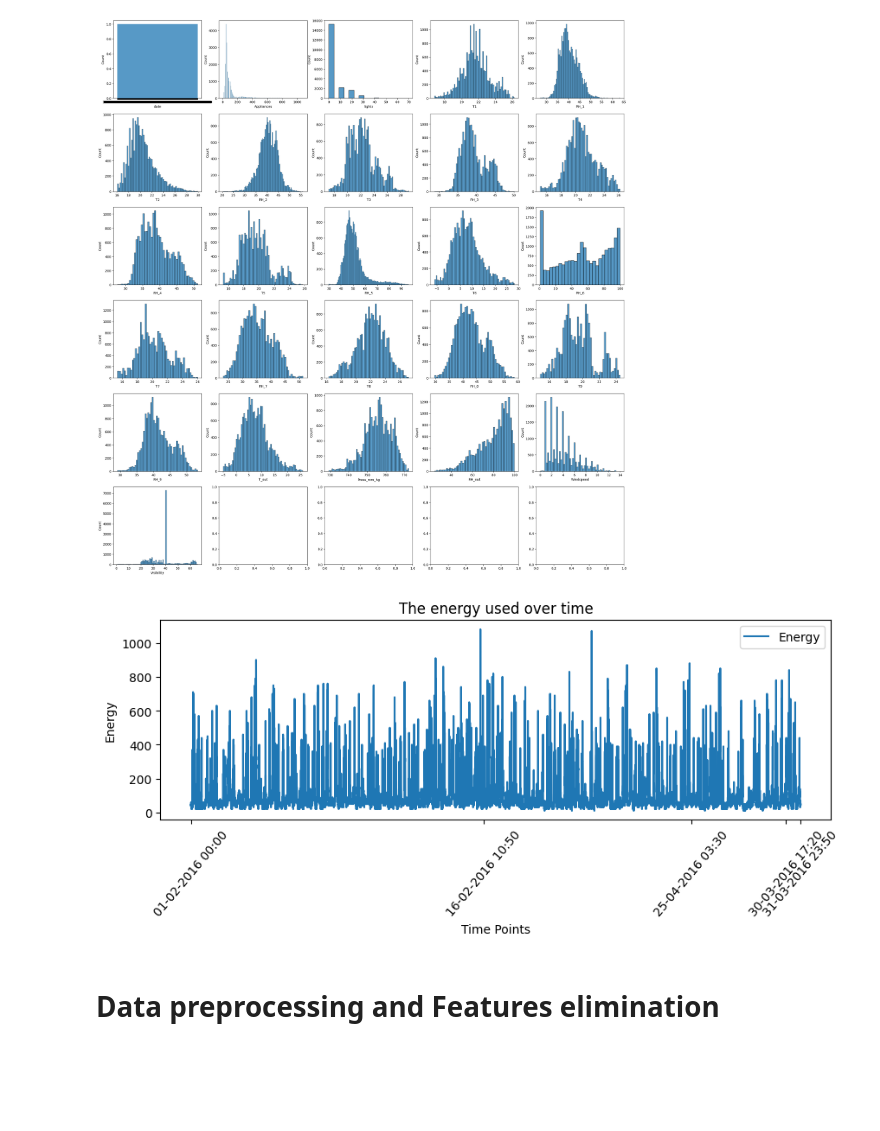
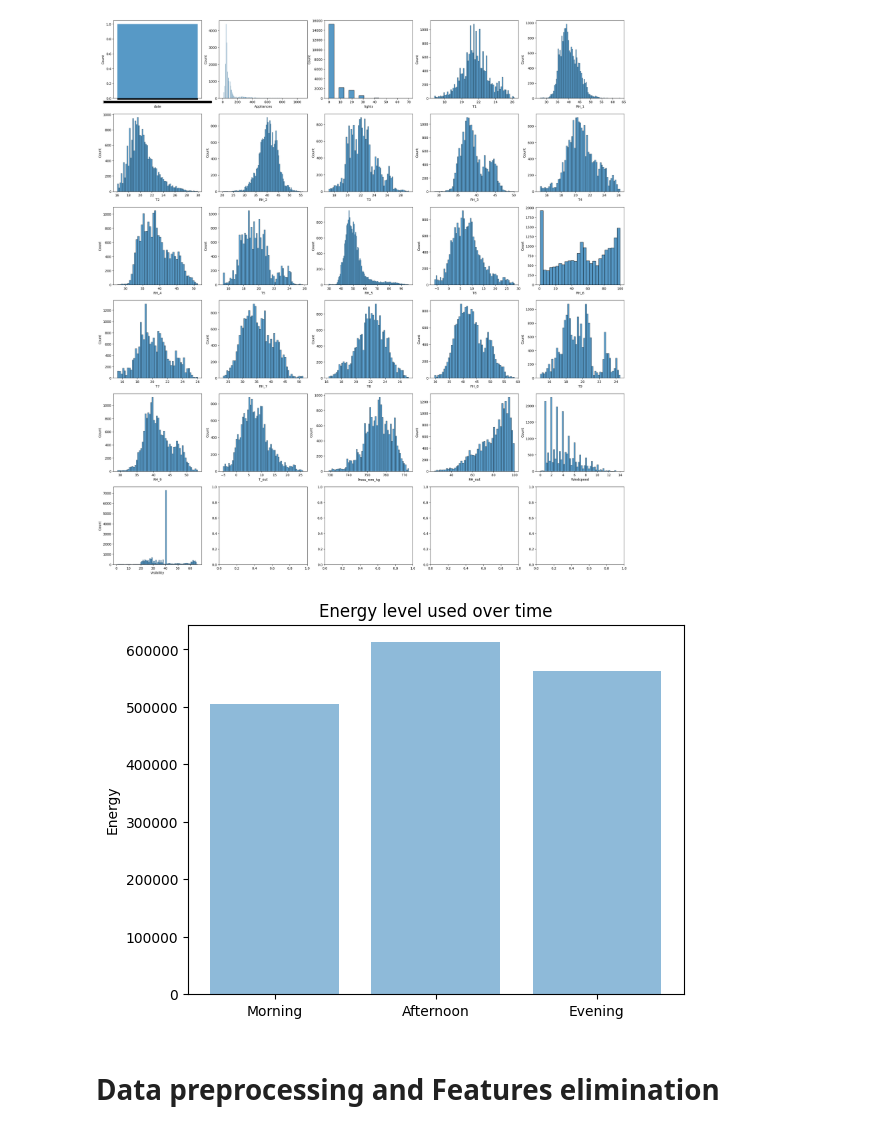
Before and after one commit to anh-nt24/Machine-learning-Final-Report-, a Jupyter notebook: House_appliances_energy_prediction.ipynb, the cells around one changed output. Drawn from its saved outputs; the diff is of its cells as text; code cells hidden in the pictures; blank space fills up the shorter version.

```diff
--- a/House_appliances_energy_prediction.ipynb
+++ b/House_appliances_energy_prediction.ipynb
@@ -168,26 +168,30 @@ for k in range(26):
     sns.histplot(ax=ax[ls[k][0], ls[k][1]], x=colName[k], data=df_visual)
 # %% [output]
 [figure]
-# %%
-# Plot energy used over time
-df_sorted = df.sort_values(by='date')
-plt.figure(figsize=(10, 3))
-
-time_points = df_sorted['date'].values
-energy = df_sorted['Appliances'].values
-
-plt.plot(time_points, energy, label='Energy')
-plt.xlabel('Time Points')
-plt.ylabel('Energy')
-plt.legend()
-plt.title('The energy used over time')
-selected_time_points = [time_points[0]]
-selected_time_points.extend(list(np.random.choice(time_points, size=3, replace=False)))
-selected_time_points.append(time_points[-1])
-plt.xticks(selected_time_points, rotation=50)
-plt.show()
-# %% [output]
-[figure, removed]
+# %%
+df['date'] = pd.to_datetime(df['date'], format='%d-%m-%Y %H:%M')
+
+morning_condition = (df['date'].dt.hour >= 6) & (df['date'].dt.hour < 12)
+afternoon_condition = (df['date'].dt.hour >= 12) & (df['date'].dt.hour < 18)
+evening_condition = (df['date'].dt.hour >= 18) & (df['date'].dt.hour < 24)
+
+morning_data = df[morning_condition]
+afternoon_data = df[afternoon_condition]
+evening_data = df[evening_condition]
+
+labels = ['Morning', 'Afternoon', 'Evening']
+s = [sum(morning_data['Appliances']), sum(afternoon_data['Appliances']), sum(evening_data['Appliances'])]
+y_pos = np.arange(len(labels))
+
+plt.bar(y_pos, s, align='center', alpha=0.5)
+plt.xticks(y_pos, labels)
+
+plt.ylabel('Energy')
+plt.title('Energy level used over time')
+
+plt.show()
+# %% [output]
+[figure, added]
 # %% [markdown]
 # Data preprocessing and Features elimination
 # %%
```
Also changed, not shown: parts of 2 cells of this notebook, 1 other file.
